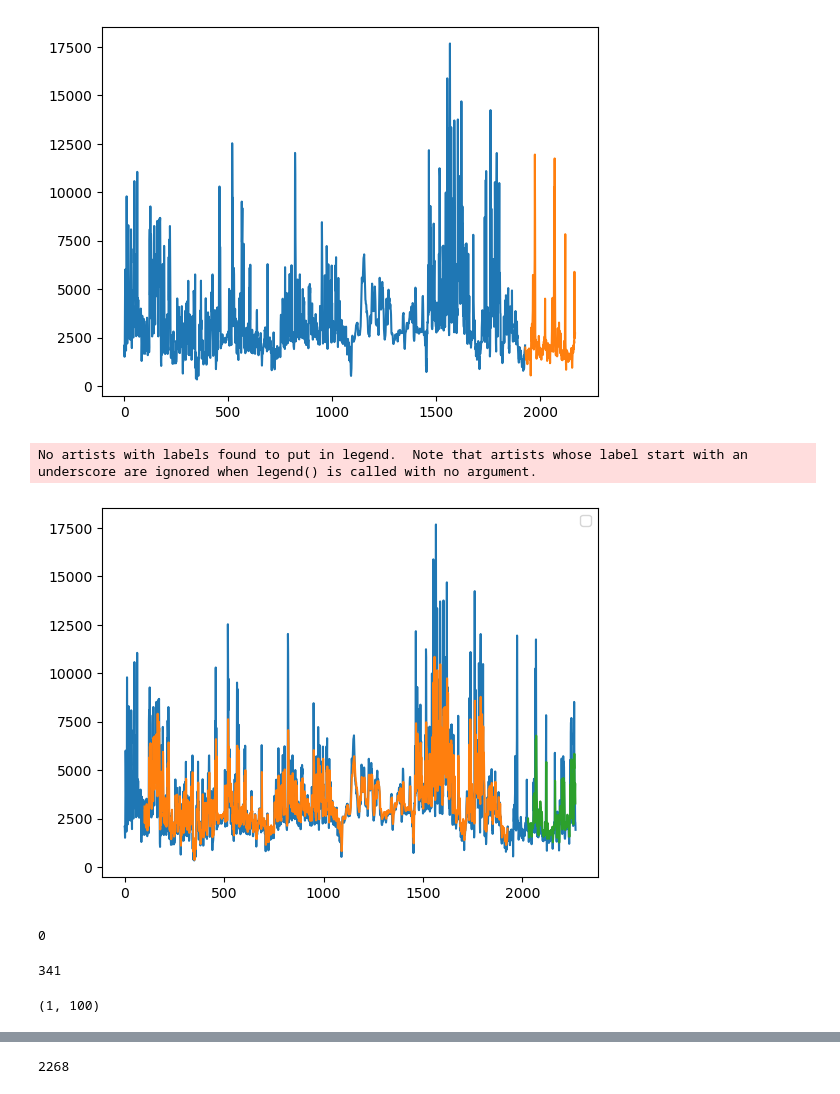
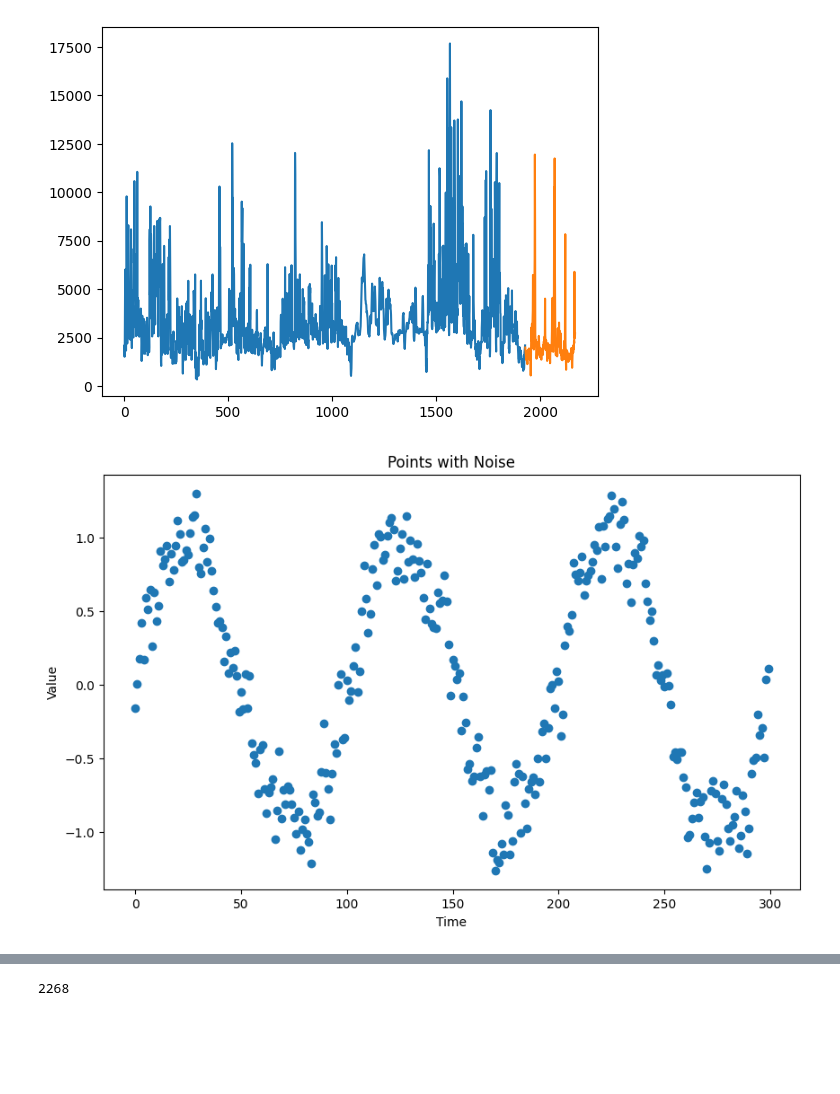
Before and after one commit to mohammadsanaee/LSTM_spot_price, a Jupyter notebook: LSTM.ipynb, the cells around one changed output, grey strips where cells are left out. Cells and saved outputs as stored; diff of their text form; code cells hidden in the pictures; blank space fills up the shorter version.

```diff
--- a/LSTM.ipynb
+++ b/LSTM.ipynb
@@ -204,36 +204,40 @@ plt.show()
 # %% [output]
 ValueError: ignored
 [figure]
-# %%
-### Plotting
-# shift train predictions for plotting
-look_back=100
-trainPredictPlot = numpy.empty_like(df1)
-trainPredictPlot[:, :] = np.nan
-trainPredictPlot[look_back:len(train_predict)+look_back, :] = train_predict
-# shift test predictions for plotting
-testPredictPlot = numpy.empty_like(df1)
-testPredictPlot[:, :] = numpy.nan
-testPredictPlot[len(train_predict)+(look_back*2)+1:len(df1)-1, :] = test_predict
-# plot baseline and predictions
-plt.plot(scaler.inverse_transform(df1))
-plt.plot(trainPredictPlot)
-plt.plot(testPredictPlot)
-plt.legend()
-plt.show()
-# %% [output]
-No artists with labels found to put in legend.  Note that artists whose label start with an underscore are ignored when legend() is called with no argument.
-[figure, removed]
-# %%
-np.sum(np.isnan(test_predict))
-# %% [output]
-0
-# %%
-len(test_data)
-# %% [output]
-341
-# %%
-x_input=test_data[241:].reshape(1,-1)
-x_input.shape
-# %% [output]
-(1, 100)
+# %%
+import numpy as np
+from statsmodels.tsa.arima_process import ArmaProcess
+import matplotlib.pyplot as plt
+
+def generate_points(n_points, amplitude, frequency, ar_order, ar_params, noise_scale):
+    # Generate sinusoidal points
+    time = np.arange(n_points)
+    points = amplitude * np.sin(2 * np.pi * frequency * time / n_points)
+
+    # Generate autoregressive noise
+    ar_process = ArmaProcess(ar_params, [1])
+    noise = ar_process.generate_sample(n_points) * noise_scale
+
+    # Add noise to the points
+    points_with_noise = points + noise
+
+    return points_with_noise
+
+# Parameters
+n_points = 300  # Number of points
+amplitude = 1.0  # Amplitude of the sinusoidal function
+frequency = 3# Frequency of the sinusoidal function
+ar_order = 2     # Order of the autoregressive model
+ar_params = [0.5, -0.2]  # Coefficients of the autoregressive model
+noise_scale = 0.08  # Scaling factor for the noise
+
+train_points = generate_points(n_points, amplitude, frequency, ar_order, ar_params, noise_scale)
+
+plt.figure(figsize=(10, 6))
+plt.plot(train_points,'o')
+plt.title("Points with Noise")
+plt.xlabel("Time")
+plt.ylabel("Value")
+plt.show()
+# %% [output]
+[figure, added]
```
Also changed, not shown: parts of 13 cells of this notebook.
